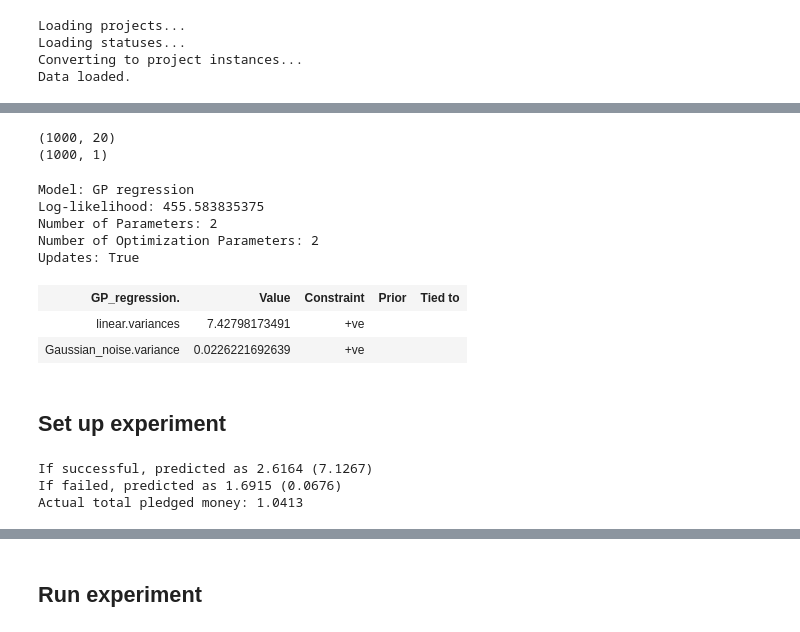
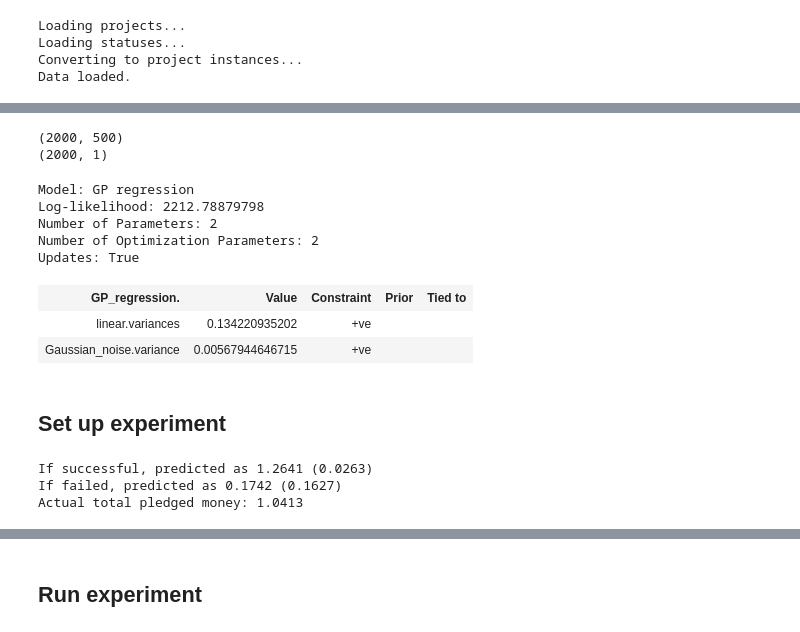
Before and after one commit to vicow/gaussian-process, a Jupyter notebook: notebooks/sidekick-5-output-as-input.ipynb, the cells around one changed output, grey strips where cells are left out. Drawn from its saved outputs; the diff is of its cells as text; code cells hidden in the pictures.

```diff
--- a/notebooks/sidekick-5-output-as-input.ipynb
+++ b/notebooks/sidekick-5-output-as-input.ipynb
@@ -102,4 +64,9 @@ Loading projects...
 Loading statuses...
 Converting to project instances...
 Data loaded.
+# %%
+N = 2000
+t = 500
+T = 999
+ard = False
 # %% [markdown]
@@ -107,6 +74,2 @@ Data loaded.
-# %%
-N = 1000
-t = 20
-T = 999
 # %%
 successful_light = successful[:N]
@@ -135,24 +99,24 @@ Updates: True
 # %%
-failed_light = failed[:1000]
-X_train_f = np.ndarray(shape=(len(failed_light), 20), buffer=np.array([money[0:20] for money in failed_light]), dtype=float)
-Y_train_f = np.expand_dims(np.array([money[-1] for money in failed_light]), axis=1)
+failed_light = failed[:N]
+X_train_f = np.ndarray(shape=(len(failed_light), t), buffer=np.array([money[0:t] for money in failed_light]), dtype=float)
+Y_train_f = np.expand_dims(np.array([money[T] for money in failed_light]), axis=1)
 print X_train_f.shape
 print Y_train_f.shape
 
-kernel = GPy.kern.Linear(input_dim=20) # Try with: ARD=True
+kernel = GPy.kern.Linear(input_dim=t, ARD=ard)
 m_f = GPy.models.GPRegression(X_train_f, Y_train_f, kernel)
 m_f.optimize()
 display(m_f)
 # %% [output]
-(1000, 20)
-(1000, 1)
+(2000, 500)
+(2000, 1)
 Model: GP regression
-Log-likelihood: 455.583835375
+Log-likelihood: 2212.78879798
 Number of Parameters: 2
 Number of Optimization Parameters: 2
 Updates: True
 | GP_regression. | Value | Constraint | Prior | Tied to |
-| linear.variances | 7.42798173491 | +ve |  |  |
-| Gaussian_noise.variance | 0.0226221692639 | +ve |  |  |
+| linear.variances | 0.134220935202 | +ve |  |  |
+| Gaussian_noise.variance | 0.00567944646715 | +ve |  |  |
 # %% [markdown]
 ## Set up experiment
@@ -168,11 +124,11 @@ def predict_total_pledged(project, m_s_test, m_f_test):
 m_s_test = m_s.copy()
 m_f_test = m_f.copy()
 project_test = projects_test[7]
-yT_f, yT_s = predict_total_pledged(project_test, m_s_test, m_f_test)
-print "If successful, predicted as %0.4f (%0.4f)" % (yT_s[0][0][0], yT_s[1][0][0])
-print "If failed, predicted as %0.4f (%0.4f)" % (yT_f[0][0][0], yT_f[1][0][0])
-print "Actual total pledged money: %0.4f" % project_test.money[-1]
+yT_s_mean, yT_s_std, yT_f_mean, yT_f_std = predict_total_pledged(project_test, m_s_test, m_f_test)
+print "If successful, predicted as %0.4f (%0.4f)" % (yT_s_mean, yT_s_std)
+print "If failed, predicted as %0.4f (%0.4f)" % (yT_f_mean, yT_f_std)
+print "Actual total pledged money: %0.4f" % project_test.money[T]
 # %% [output]
-If successful, predicted as 2.6164 (7.1267)
-If failed, predicted as 1.6915 (0.0676)
+If successful, predicted as 1.2641 (0.0263)
+If failed, predicted as 0.1742 (0.1627)
 Actual total pledged money: 1.0413
```
Also changed, not shown: parts of 14 cells of this notebook, 2 other files.
